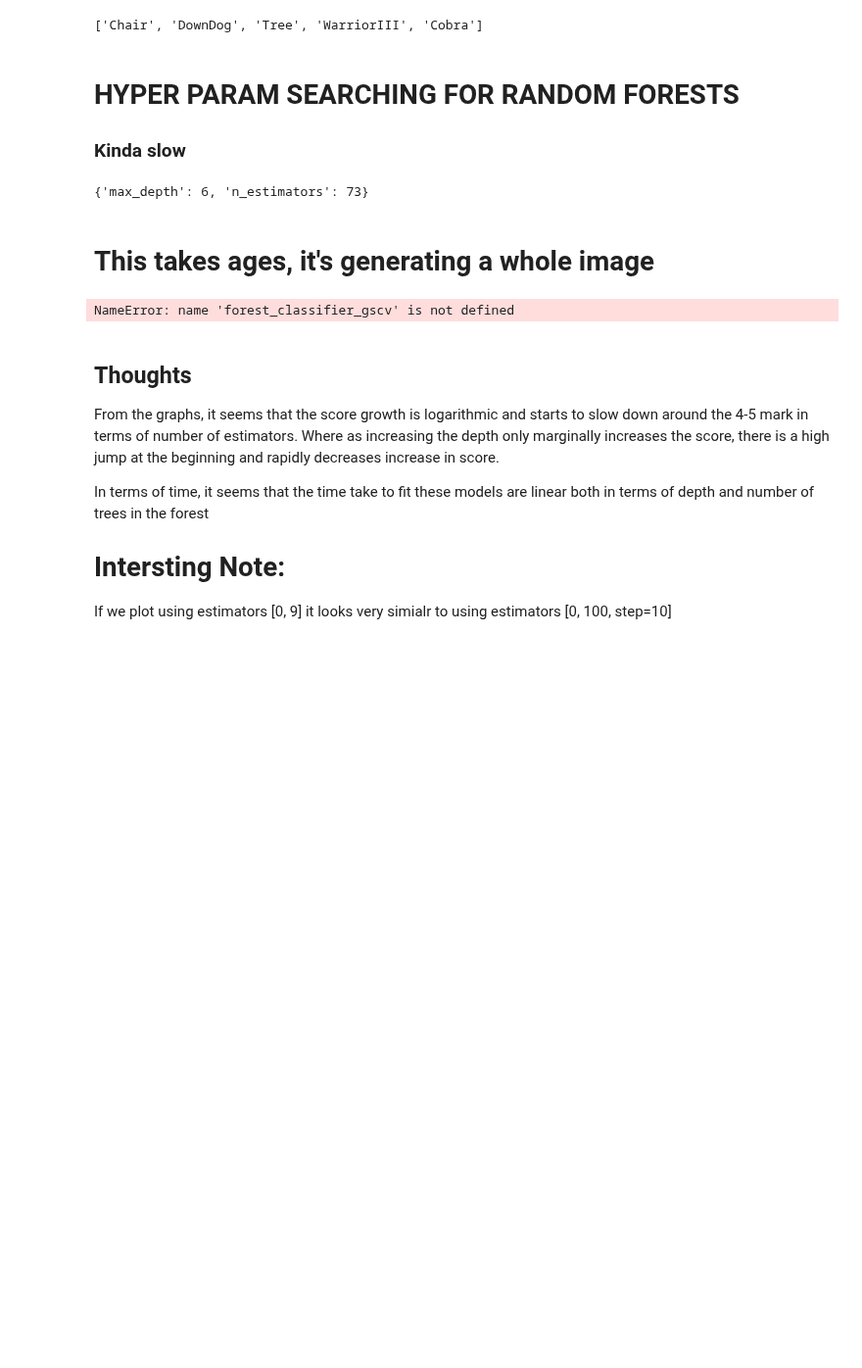
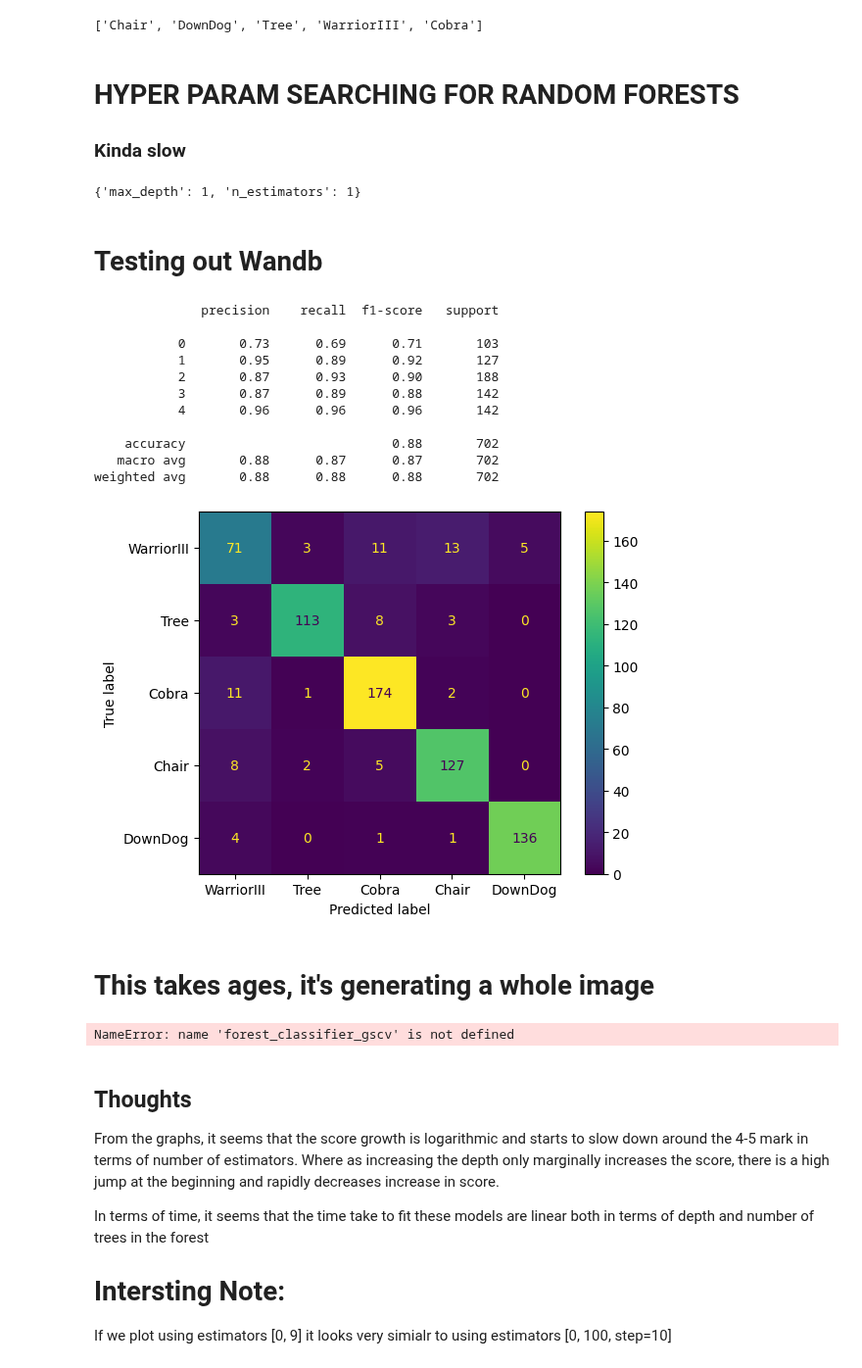
Before and after one commit to sogoodmo/ZenAI-3YP, a Jupyter notebook: JupyterNotebooks/RandomForest.ipynb, the cells around one changed output. Shown at 98% size. Drawn from its saved outputs; the diff is of its cells as text; code cells hidden in the pictures; blank space fills up the shorter version.

```diff
--- a/JupyterNotebooks/RandomForest.ipynb
+++ b/JupyterNotebooks/RandomForest.ipynb
@@ -88,18 +89,16 @@ from sklearn.model_selection import GridSearchCV
 # from sklearn.model_selection import train_test_split
 
 RANDOM_ORDER_DATA = True
-MAX_ESTIMATORS = 100
-MAX_DEPTH = 7
+MAX_ESTIMATORS = 2
+MAX_DEPTH = 2
 
 if RANDOM_ORDER_DATA:
   mutated_data = combined_train.sample(frac=1)
 else:
   mutated_data = combined_train
 
-X, y = split_features_labels(mutated_data)
-
-''' Getting rid of this, keeping data split from the datasets '''
-# X_train, X_test, y_train, y_test = train_test_split(X, y, test_size=0.2, random_state=42)
+X_train, y_train = split_features_labels(mutated_data)
+X_test, y_test = split_features_labels(combined_test)
 
 forest_classifier = RandomForestClassifier()
 param_grid = {'n_estimators' : np.arange(1, MAX_ESTIMATORS),
@@ -108,10 +107,39 @@ param_grid = {'n_estimators' : np.arange(1, MAX_ESTIMATORS),
 forest_classifier_gscv = GridSearchCV(forest_classifier, param_grid, cv=5)
 
 #fit model to data
-forest_classifier_gscv.fit(X, y)
+# {'max_depth': 6, 'n_estimators': 73}
+forest_classifier_gscv.fit(X_train, y_train)
 forest_classifier_gscv.best_params_
 # %% [output]
-{'max_depth': 6, 'n_estimators': 73}
+{'max_depth': 1, 'n_estimators': 1}
+# %% [markdown]
+# Testing out Wandb
+# %%
+from sklearn.metrics import accuracy_score, confusion_matrix, classification_report, ConfusionMatrixDisplay
+best_forest = RandomForestClassifier(max_depth=7, n_estimators=75)
+best_forest.fit(X_train, y_train)
+
+y_pred = best_forest.predict(X_test)
+y_probas = best_forest.predict_proba(X_test)
+
+
+cm = confusion_matrix(y_test, y_pred)
+display_confusion_matrix = ConfusionMatrixDisplay(confusion_matrix=cm, display_labels=classes)
+display_confusion_matrix.plot()
+print(classification_report(y_test, y_pred))
+# %% [output]
+              precision    recall  f1-score   support
+
+           0       0.73      0.69      0.71       103
+           1       0.95      0.89      0.92       127
+           2       0.87      0.93      0.90       188
+           3       0.87      0.89      0.88       142
+           4       0.96      0.96      0.96       142
+
+    accuracy                           0.88       702
+   macro avg       0.88      0.87      0.87       702
+weighted avg       0.88      0.88      0.88       702
+[figure, added]
 # %% [markdown]
 # This takes ages, it's generating a whole image
 # %%
```
Also changed, not shown: parts of 1 cell of this notebook, 23 other files.
